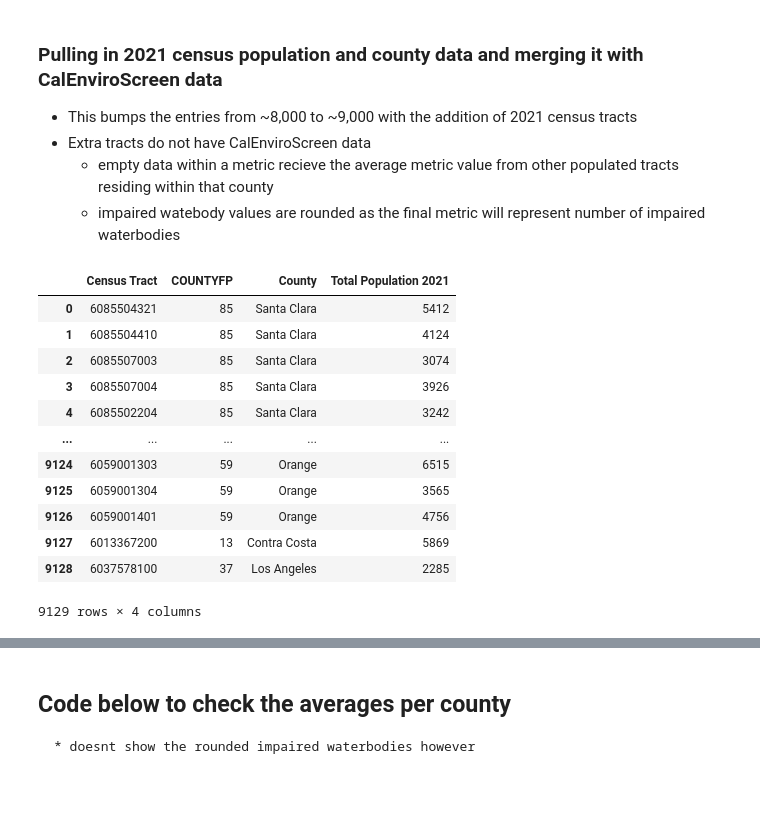
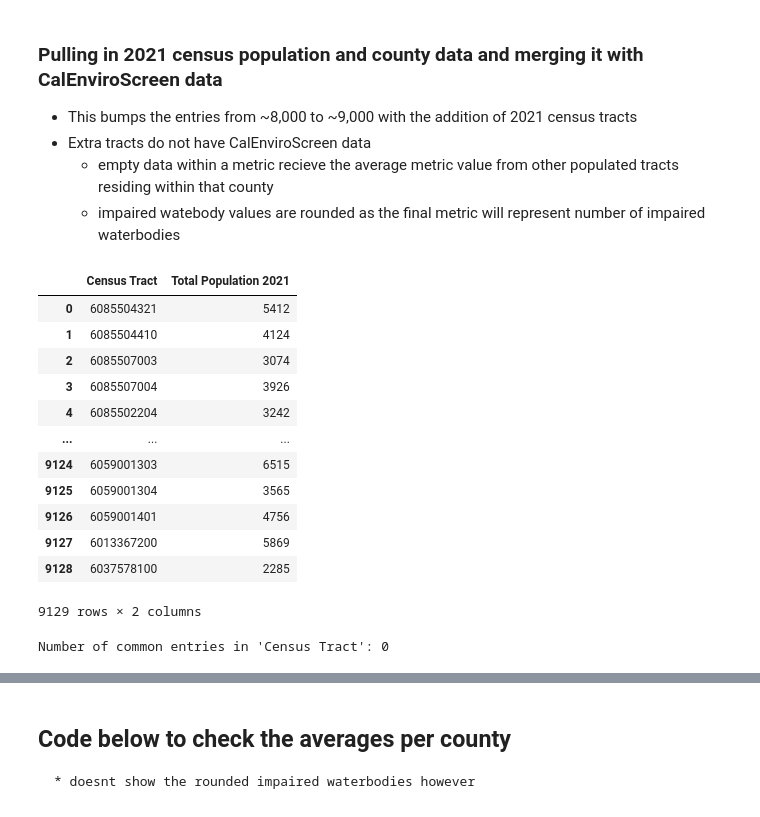
Before and after one commit to Eagle-Rock-Analytics/carb-climate-index, a Jupyter notebook: scripts/data_metric_calc/society_cal_enviroscreen_metrics.ipynb, the cells around one changed output, grey strips where cells are left out. Saved outputs shown, nothing was run; the diff lists cells and outputs as text; code cells hidden in the pictures.

Commit message:
updated tract methodology

```diff
--- a/scripts/data_metric_calc/society_cal_enviroscreen_metrics.ipynb
+++ b/scripts/data_metric_calc/society_cal_enviroscreen_metrics.ipynb
@@ -86,22 +231,36 @@ metric_enviroscreen_data = enviroscreen_data[['Census Tract',
     * empty data within a metric recieve the average metric value from other populated tracts residing within that county
     * impaired watebody values are rounded as the final metric will represent number of impaired waterbodies
 # %%
-county_tract_pop = "s3://ca-climate-index/0_map_data/ca_tract_county_population.csv"
+county_tract_pop = "s3://ca-climate-index/0_map_data/ca_tract_county_population_2022.csv"
 county_tract_pop = pd.read_csv(county_tract_pop)
 county_tract_pop = county_tract_pop.rename(columns={'TRACT': 'Census Tract'})
-county_tract_pop = county_tract_pop.drop('Unnamed: 0', axis=1)
+county_tract_pop = county_tract_pop.drop(columns={'Unnamed: 0', 'County', 'COUNTYFP'}, axis=1)
+county_tract_pop['Census Tract'] = county_tract_pop['Census Tract'].astype(str)
 county_tract_pop
 # %% [output]
-|  | Census Tract | COUNTYFP | County | Total Population 2021 |
-| 0 | 6085504321 | 85 | Santa Clara | 5412 |
-| 1 | 6085504410 | 85 | Santa Clara | 4124 |
-| 2 | 6085507003 | 85 | Santa Clara | 3074 |
-| 3 | 6085507004 | 85 | Santa Clara | 3926 |
-| 4 | 6085502204 | 85 | Santa Clara | 3242 |
-| ... | ... | ... | ... | ... |
-| 9124 | 6059001303 | 59 | Orange | 6515 |
-| 9125 | 6059001304 | 59 | Orange | 3565 |
-| 9126 | 6059001401 | 59 | Orange | 4756 |
-| 9127 | 6013367200 | 13 | Contra Costa | 5869 |
-| 9128 | 6037578100 | 37 | Los Angeles | 2285 |
+|  | Census Tract | Total Population 2021 |
+| 0 | 6085504321 | 5412 |
+| 1 | 6085504410 | 4124 |
+| 2 | 6085507003 | 3074 |
+| 3 | 6085507004 | 3926 |
+| 4 | 6085502204 | 3242 |
+| ... | ... | ... |
+| 9124 | 6059001303 | 6515 |
+| 9125 | 6059001304 | 3565 |
+| 9126 | 6059001401 | 4756 |
+| 9127 | 6013367200 | 5869 |
+| 9128 | 6037578100 | 2285 |
-9129 rows × 4 columns
+9129 rows × 2 columns
+# %%
+# Column to check for common entries
+column_to_check = 'Census Tract'
+
+# Find the common entries between the two columns
+common_entries = pd.Series(list(set(county_tract_pop[column_to_check]).intersection(set(calenviroscreen_2021[column_to_check]))))
+
+# Count the number of common entries
+common_count = len(common_entries)
+
+print(f"Number of common entries in '{column_to_check}': {common_count}")
+# %% [output]
+Number of common entries in 'Census Tract': 0
```
Also changed, not shown: parts of 15 cells of this notebook.
